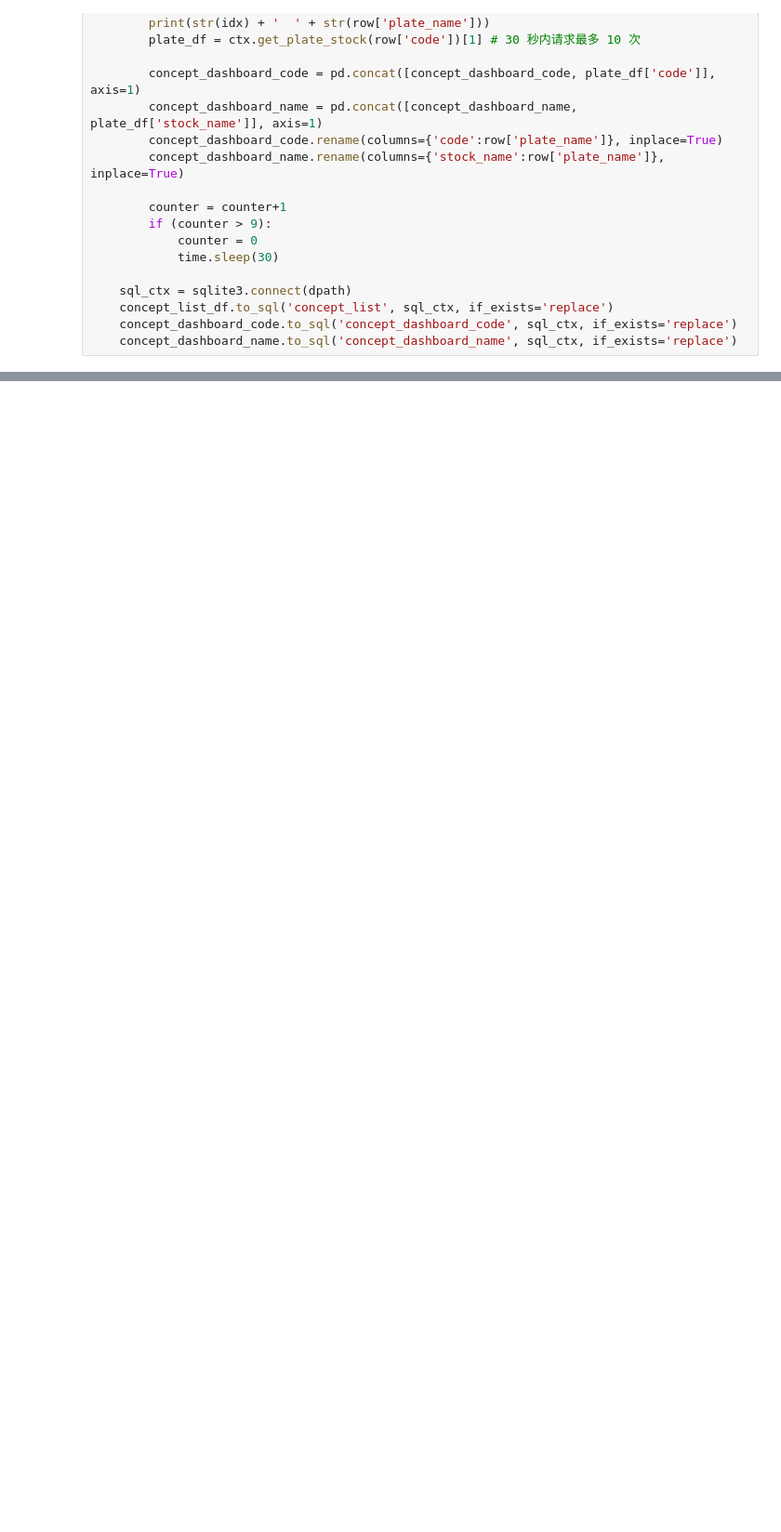
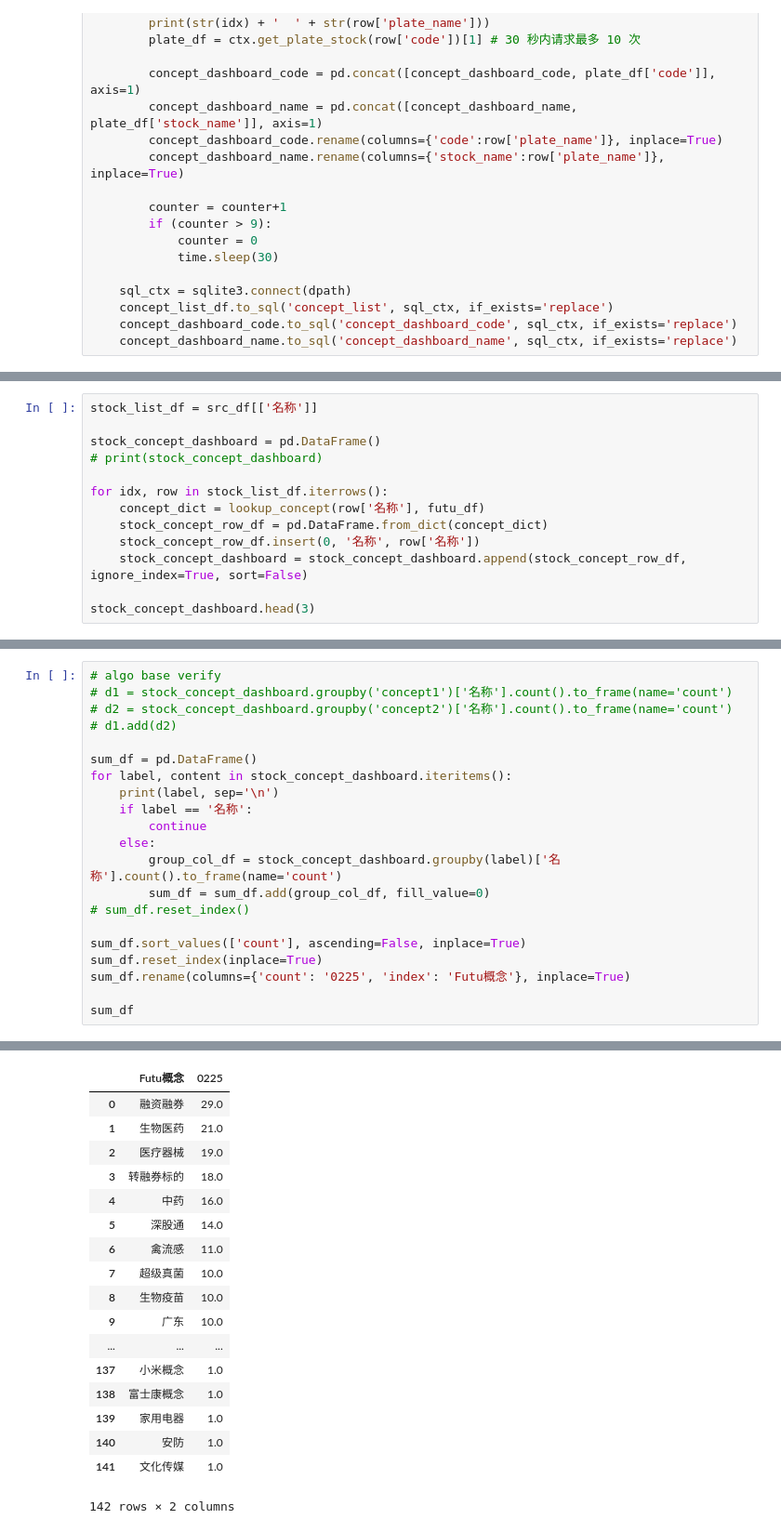
Before and after one commit to sjtulinhua/fupan, a Jupyter notebook: research/futu_concept_analysis.ipynb, the cells around one changed output, grey strips where cells are left out. Shown at 93% size. Saved outputs shown, nothing was run; the diff lists cells and outputs as text; blank space fills up the shorter version.

```diff
--- a/research/futu_concept_analysis.ipynb
+++ b/research/futu_concept_analysis.ipynb
@@ -85,0 +105,13 @@ df
+# %%
+stock_list_df = src_df[['名称']]
+
+stock_concept_dashboard = pd.DataFrame()
+# print(stock_concept_dashboard)
+
+for idx, row in stock_list_df.iterrows():
+    concept_dict = lookup_concept(row['名称'], futu_df)
+    stock_concept_row_df = pd.DataFrame.from_dict(concept_dict)
+    stock_concept_row_df.insert(0, '名称', row['名称'])
+    stock_concept_dashboard = stock_concept_dashboard.append(stock_concept_row_df, ignore_index=True, sort=False)
+
+stock_concept_dashboard.head(3)
@@ -85,0 +123,22 @@ df
+# %%
+# algo base verify
+# d1 = stock_concept_dashboard.groupby('concept1')['名称'].count().to_frame(name='count')
+# d2 = stock_concept_dashboard.groupby('concept2')['名称'].count().to_frame(name='count')
+# d1.add(d2)
+
+sum_df = pd.DataFrame()
+for label, content in stock_concept_dashboard.iteritems():
+    print(label, sep='\n')
+    if label == '名称':
+        continue
+    else:
+        group_col_df = stock_concept_dashboard.groupby(label)['名称'].count().to_frame(name='count')
+        sum_df = sum_df.add(group_col_df, fill_value=0)
+# sum_df.reset_index()
+
+sum_df.sort_values(['count'], ascending=False, inplace=True)
+sum_df.reset_index(inplace=True)
+sum_df.rename(columns={'count': '0225', 'index': 'Futu概念'}, inplace=True)
+
+sum_df
+# %% [output]
@@ -85,0 +161,18 @@ df
+|  | Futu概念 | 0225 |
+| 0 | 融资融券 | 29.0 |
+| 1 | 生物医药 | 21.0 |
+| 2 | 医疗器械 | 19.0 |
+| 3 | 转融券标的 | 18.0 |
+| 4 | 中药 | 16.0 |
+| 5 | 深股通 | 14.0 |
+| 6 | 禽流感 | 11.0 |
+| 7 | 超级真菌 | 10.0 |
+| 8 | 生物疫苗 | 10.0 |
+| 9 | 广东 | 10.0 |
+| ... | ... | ... |
+| 137 | 小米概念 | 1.0 |
+| 138 | 富士康概念 | 1.0 |
+| 139 | 家用电器 | 1.0 |
+| 140 | 安防 | 1.0 |
+| 141 | 文化传媒 | 1.0 |
+142 rows × 2 columns
```
Also changed, not shown: parts of 19 cells of this notebook, 3 other files.
